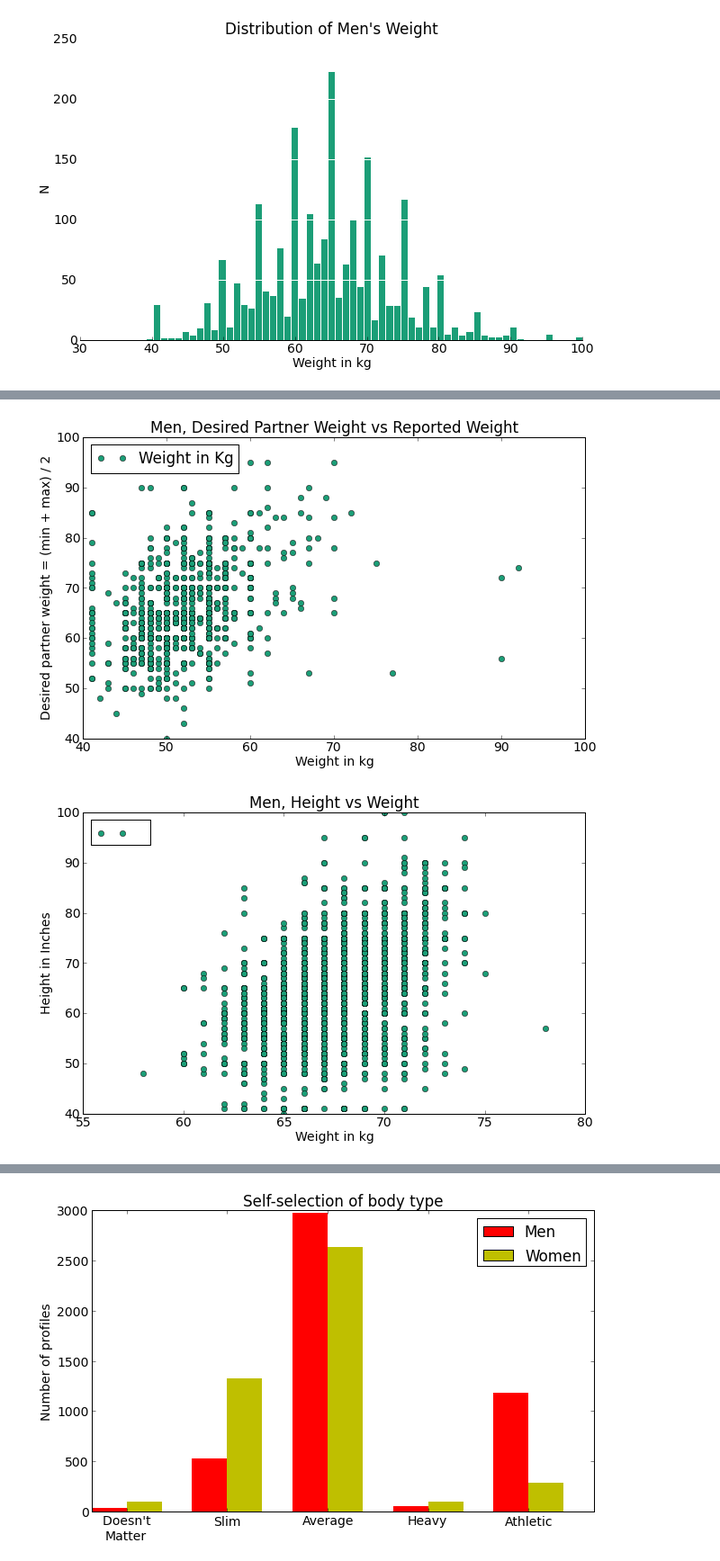
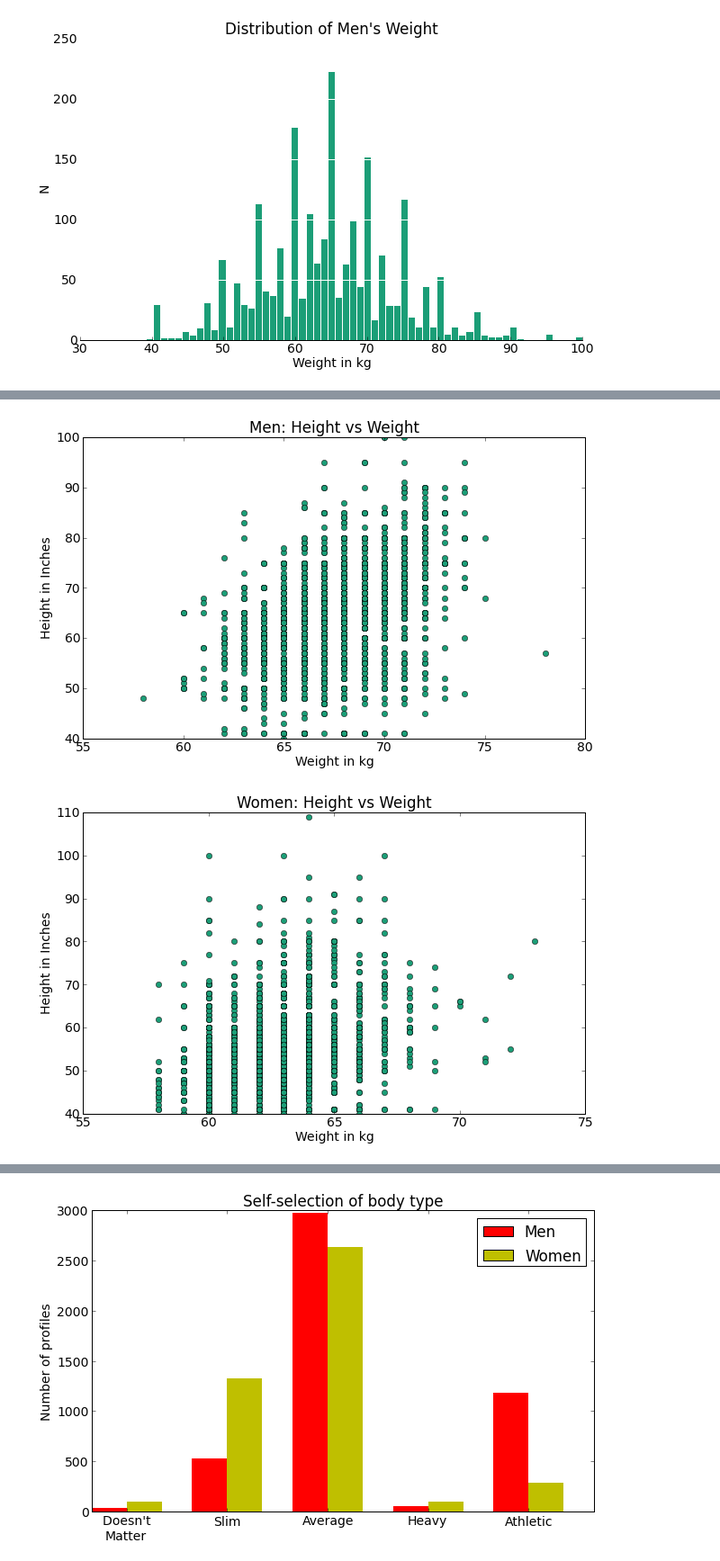
Before and after one commit to deadofied/ac299r, a Jupyter notebook: intro_analysis.ipynb, the cells around one changed output, grey strips where cells are left out. Shown at 90% size. Drawn from its saved outputs; the diff is of its cells as text; code cells hidden in the pictures.

```diff
--- a/intro_analysis.ipynb
+++ b/intro_analysis.ipynb
@@ -62,8 +62,7 @@ def remove_border(axes=None, top=False, right=False, left=True, bottom=True):
     if right:
         ax.yaxis.tick_right()
 # %%
-profiles = pd.read_csv('data_cleaned/brides_marathi_cleaned.csv')
-profiles2 = pd.read_csv('data_cleaned/grooms_marathi_cleaned.csv')
+profiles = pd.read_csv('data_cleaned/marathi_cleaned.csv')
 # %%
 #Your code here
 def histogram_style():
@@ -116,23 +122,18 @@ plt.legend(loc='upper left')
-# %%
-plt.clf()
-plt.plot(profiles2.weight2, profiles2.weight1, 'o', label='Weight in Kg')
-plt.title("Men, Desired Partner Weight vs Reported Weight")
-plt.xlabel("Weight in kg")
-plt.ylabel("Desired partner weight = (min + max) / 2")
-plt.legend(loc='upper left')
-plt.ylim([40,100])
-plt.show()
-# %% [output]
-[figure, removed]
 # %%
-plt.clf()
-plt.plot(profiles2.height1, profiles2.weight1, 'o', label=' ')
-plt.title("Men, Height vs Weight")
+plt.plot(profiles[profiles.gender==1].height1, profiles[profiles.gender==1].weight1, 'o', label=' ')
+plt.title("Men: Height vs Weight")
 plt.xlabel("Weight in kg")
 plt.ylabel("Height in Inches")
-plt.legend(loc='upper left')
 plt.ylim([40,100])
 plt.xlim([55,80])
 plt.show()
+plt.clf()
+plt.plot(profiles[profiles.gender==0].height1, profiles[profiles.gender==0].weight1, 'o', label=' ')
+plt.title("Women: Height vs Weight")
+plt.xlabel("Weight in kg")
+plt.ylabel("Height in Inches")
+plt.xlim([55,75])
+plt.show()
 # %% [output]
-[figure, old version]
+[figure, new version]
+[figure, added]
```
Also changed, not shown: parts of 26 cells of this notebook, 3 other files.
